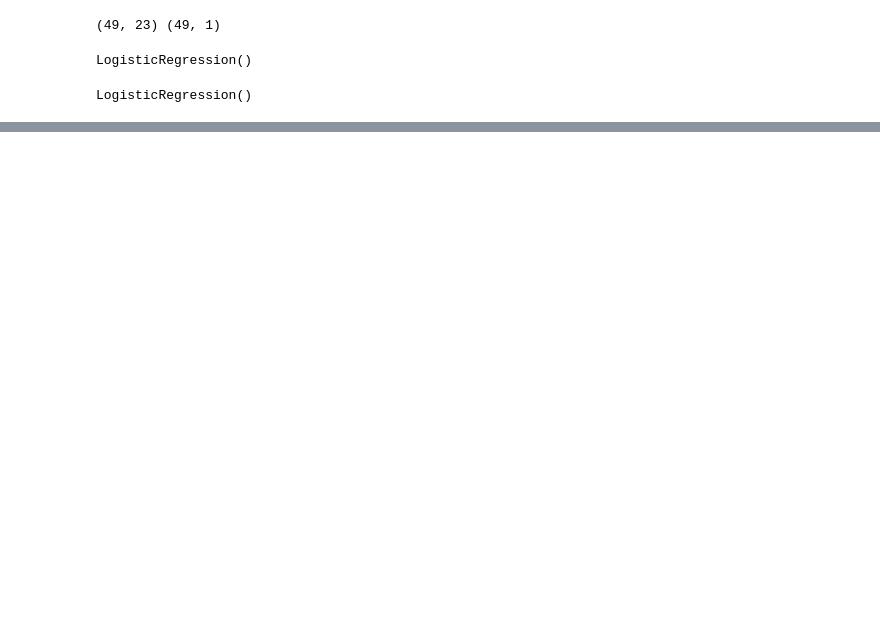
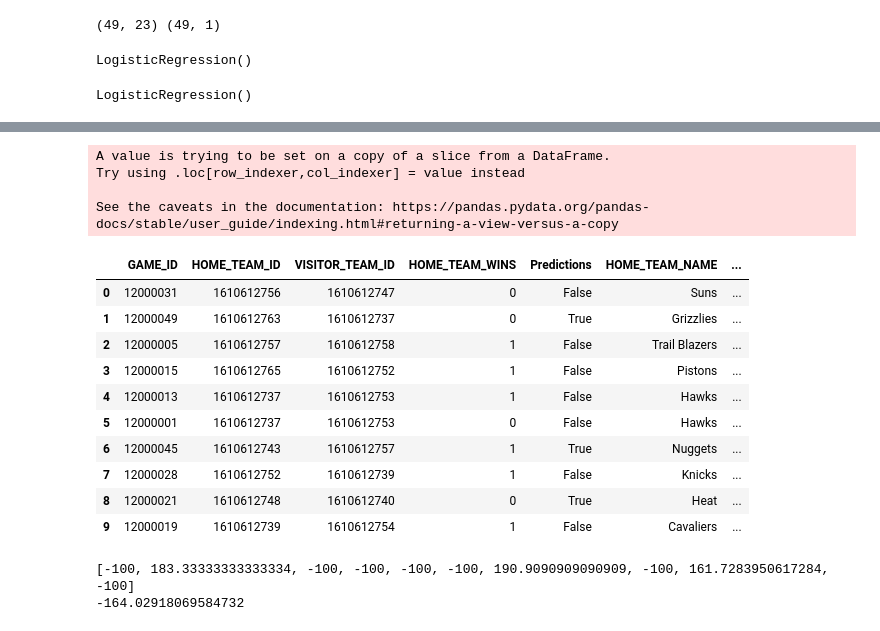
Before and after one commit to olivedisaster/final-project, a Jupyter notebook: Prediction_Model.ipynb, the cells around one changed output, grey strips where cells are left out. Cells and saved outputs as stored; diff of their text form; code cells hidden in the pictures; blank space fills up the shorter version.

```diff
--- a/Prediction_Model.ipynb
+++ b/Prediction_Model.ipynb
@@ -680,0 +531,20 @@ sorted(zip(rf.feature_importances_, feature_names), reverse=True)
+# %%
+# Convert predictions column to boolean
+sample_predictions['Predictions'] = sample_predictions['Predictions'].astype(bool)
+sample_predictions
+# %% [output]
+A value is trying to be set on a copy of a slice from a DataFrame.
+Try using .loc[row_indexer,col_indexer] = value instead
+
+See the caveats in the documentation: https://pandas.pydata.org/pandas-docs/stable/user_guide/indexing.html#returning-a-view-versus-a-copy
+|  | GAME_ID | HOME_TEAM_ID | VISITOR_TEAM_ID | HOME_TEAM_WINS | Predictions | HOME_TEAM_NAME | ... |
+| 0 | 12000031 | 1610612756 | 1610612747 | 0 | False | Suns | ... |
+| 1 | 12000049 | 1610612763 | 1610612737 | 0 | True | Grizzlies | ... |
+| 2 | 12000005 | 1610612757 | 1610612758 | 1 | False | Trail Blazers | ... |
+| 3 | 12000015 | 1610612765 | 1610612752 | 1 | False | Pistons | ... |
+| 4 | 12000013 | 1610612737 | 1610612753 | 1 | False | Hawks | ... |
+| 5 | 12000001 | 1610612737 | 1610612753 | 0 | False | Hawks | ... |
+| 6 | 12000045 | 1610612743 | 1610612757 | 1 | True | Nuggets | ... |
+| 7 | 12000028 | 1610612752 | 1610612739 | 1 | False | Knicks | ... |
+| 8 | 12000021 | 1610612748 | 1610612740 | 0 | True | Heat | ... |
+| 9 | 12000019 | 1610612739 | 1610612754 | 1 | False | Cavaliers | ... |
@@ -680,0 +567,7 @@ sorted(zip(rf.feature_importances_, feature_names), reverse=True)
+# %%
+# Print winnings per sample game and total winnings for sample
+print(winnings)
+print(Final_Winnings)
+# %% [output]
+[-100, 183.33333333333334, -100, -100, -100, -100, 190.9090909090909, -100, 161.7283950617284, -100]
+-164.02918069584732
```
Also changed, not shown: parts of 91 cells of this notebook.
